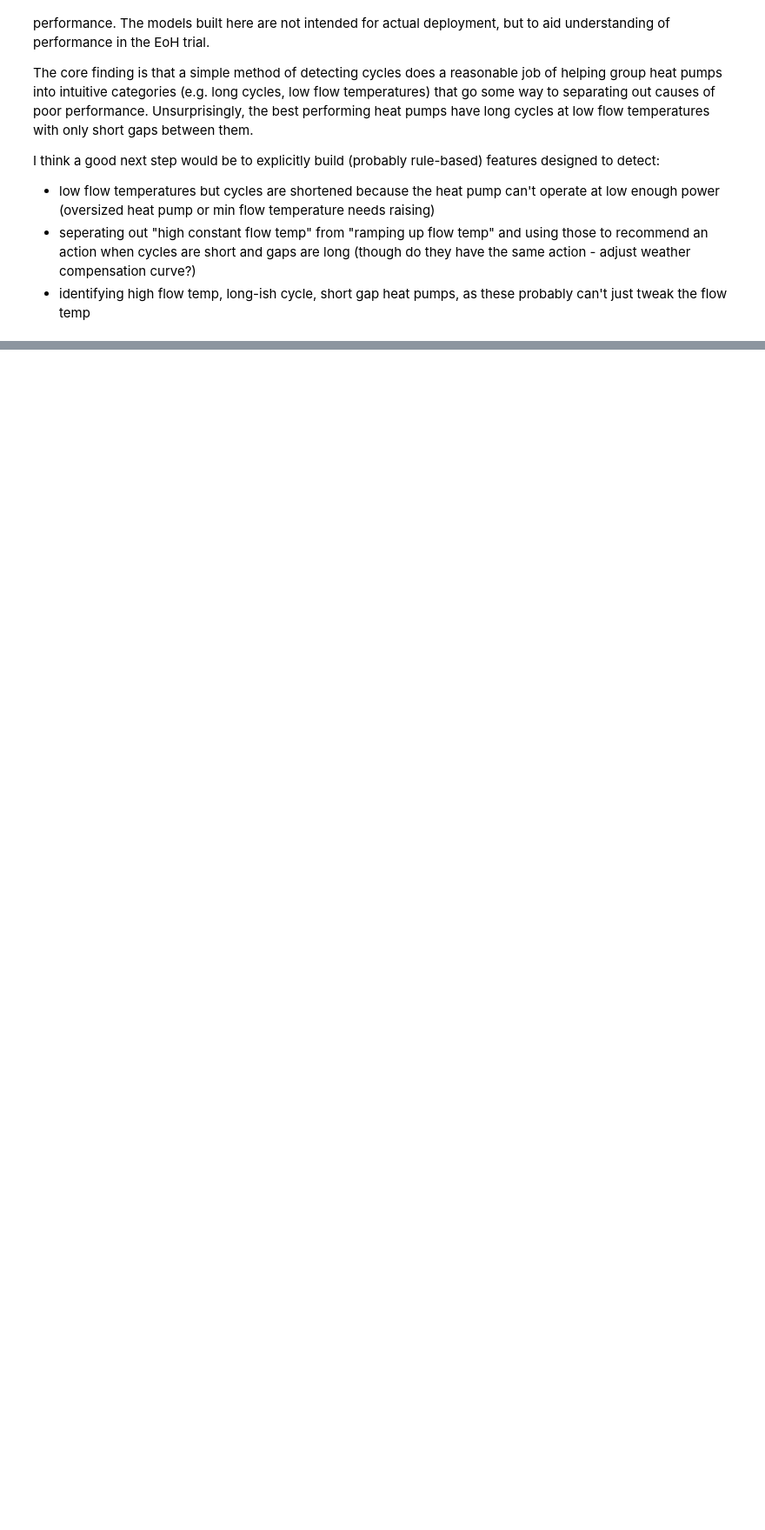
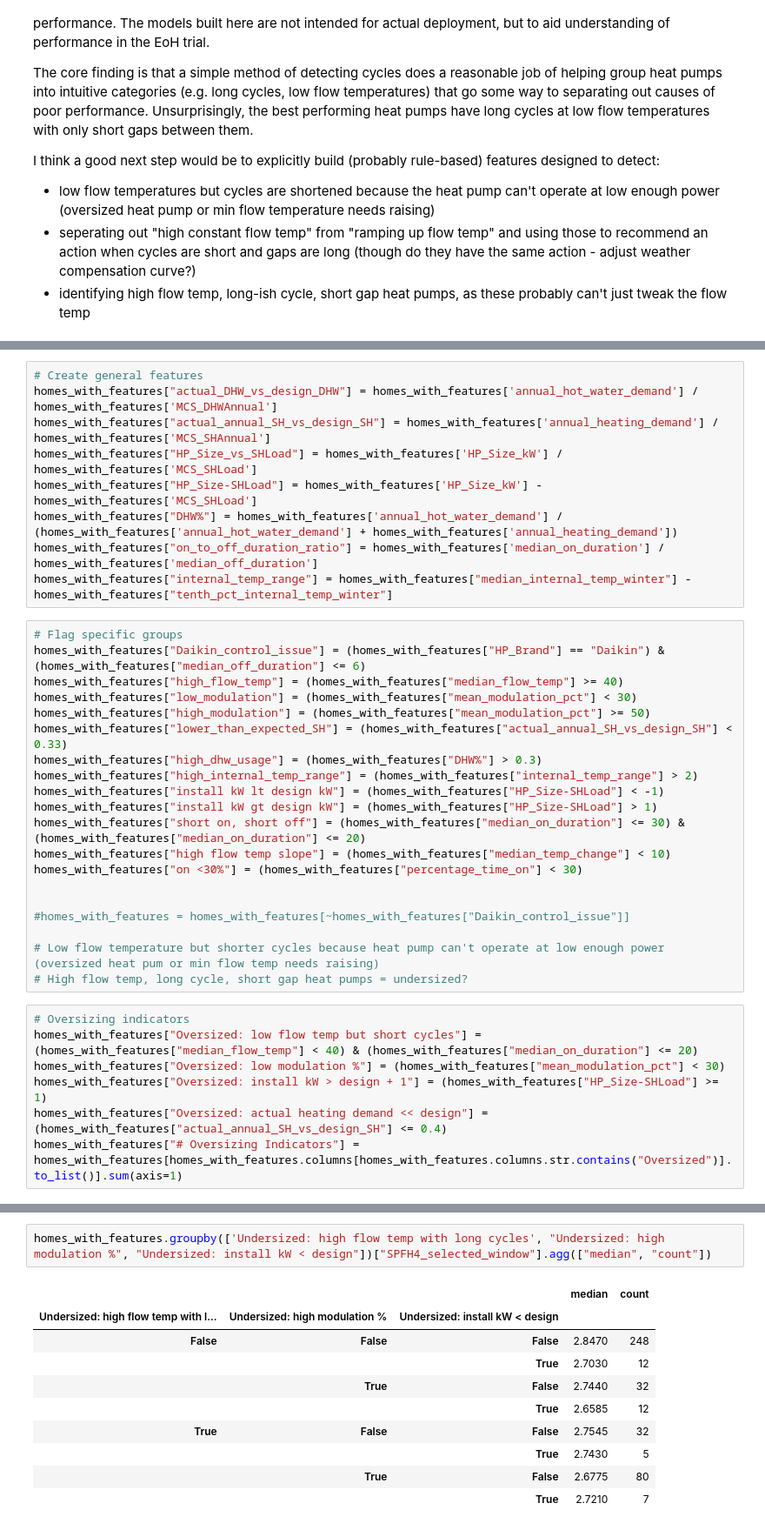
Before and after one commit to samyoung-dsci/electrification_of_heat, a Jupyter notebook: notebooks/simple_ashp_cycling_classification.ipynb, the cells around one changed output, grey strips where cells are left out. Shown: that part at 87% size. Cells and saved outputs as stored; diff of their text form; blank space fills up the shorter version.

```diff
--- a/notebooks/simple_ashp_cycling_classification.ipynb
+++ b/notebooks/simple_ashp_cycling_classification.ipynb
@@ -10,0 +40,36 @@ I think a good next step would be to explicitly build (probably rule-based) feat
+# %%
+# Create general features
+homes_with_features["actual_DHW_vs_design_DHW"] = homes_with_features['annual_hot_water_demand'] / homes_with_features['MCS_DHWAnnual']
+homes_with_features["actual_annual_SH_vs_design_SH"] = homes_with_features['annual_heating_demand'] / homes_with_features['MCS_SHAnnual']
+homes_with_features["HP_Size_vs_SHLoad"] = homes_with_features['HP_Size_kW'] / homes_with_features['MCS_SHLoad']
+homes_with_features["HP_Size-SHLoad"] = homes_with_features['HP_Size_kW'] - homes_with_features['MCS_SHLoad']
+homes_with_features["DHW%"] = homes_with_features['annual_hot_water_demand'] / (homes_with_features['annual_hot_water_demand'] + homes_with_features['annual_heating_demand'])
+homes_with_features["on_to_off_duration_ratio"] = homes_with_features['median_on_duration'] / homes_with_features['median_off_duration']
+homes_with_features["internal_temp_range"] = homes_with_features["median_internal_temp_winter"] - homes_with_features["tenth_pct_internal_temp_winter"]
+# %%
+# Flag specific groups
+homes_with_features["Daikin_control_issue"] = (homes_with_features["HP_Brand"] == "Daikin") & (homes_with_features["median_off_duration"] <= 6)
+homes_with_features["high_flow_temp"] = (homes_with_features["median_flow_temp"] >= 40)
+homes_with_features["low_modulation"] = (homes_with_features["mean_modulation_pct"] < 30)
+homes_with_features["high_modulation"] = (homes_with_features["mean_modulation_pct"] >= 50)
+homes_with_features["lower_than_expected_SH"] = (homes_with_features["actual_annual_SH_vs_design_SH"] < 0.33)
+homes_with_features["high_dhw_usage"] = (homes_with_features["DHW%"] > 0.3)
+homes_with_features["high_internal_temp_range"] = (homes_with_features["internal_temp_range"] > 2)
+homes_with_features["install kW lt design kW"] = (homes_with_features["HP_Size-SHLoad"] < -1)
+homes_with_features["install kW gt design kW"] = (homes_with_features["HP_Size-SHLoad"] > 1)
+homes_with_features["short on, short off"] = (homes_with_features["median_on_duration"] <= 30) & (homes_with_features["median_on_duration"] <= 20)
+homes_with_features["high flow temp slope"] = (homes_with_features["median_temp_change"] < 10)
+homes_with_features["on <30%"] = (homes_with_features["percentage_time_on"] < 30)
+
+
+#homes_with_features = homes_with_features[~homes_with_features["Daikin_control_issue"]]
+
+# Low flow temperature but shorter cycles because heat pump can't operate at low enough power (oversized heat pum or min flow temp needs raising)
+# High flow temp, long cycle, short gap heat pumps = undersized?
+# %%
+# Oversizing indicators
+homes_with_features["Oversized: low flow temp but short cycles"] = (homes_with_features["median_flow_temp"] < 40) & (homes_with_features["median_on_duration"] <= 20)
+homes_with_features["Oversized: low modulation %"] = (homes_with_features["mean_modulation_pct"] < 30)
+homes_with_features["Oversized: install kW > design + 1"] = (homes_with_features["HP_Size-SHLoad"] >= 1)
+homes_with_features["Oversized: actual heating demand << design"] = (homes_with_features["actual_annual_SH_vs_design_SH"] <= 0.4)
+homes_with_features["# Oversizing Indicators"] = homes_with_features[homes_with_features.columns[homes_with_features.columns.str.contains("Oversized")].to_list()].sum(axis=1)
@@ -10,0 +92,13 @@ I think a good next step would be to explicitly build (probably rule-based) feat
+# %%
+homes_with_features.groupby(['Undersized: high flow temp with long cycles', "Undersized: high modulation %", "Undersized: install kW < design"])["SPFH4_selected_window"].agg(["median", "count"])
+# %% [output]
+|  |  |  | median | count |
+| Undersized: high flow temp with l... | Undersized: high modulation % | Undersized: install kW < design |  |  |
+| False | False | False | 2.8470 | 248 |
+|  |  | True | 2.7030 | 12 |
+|  | True | False | 2.7440 | 32 |
+|  |  | True | 2.6585 | 12 |
+| True | False | False | 2.7545 | 32 |
+|  |  | True | 2.7430 | 5 |
+|  | True | False | 2.6775 | 80 |
+|  |  | True | 2.7210 | 7 |
```
Also changed, not shown: parts of 29 cells of this notebook, 5 other files.
